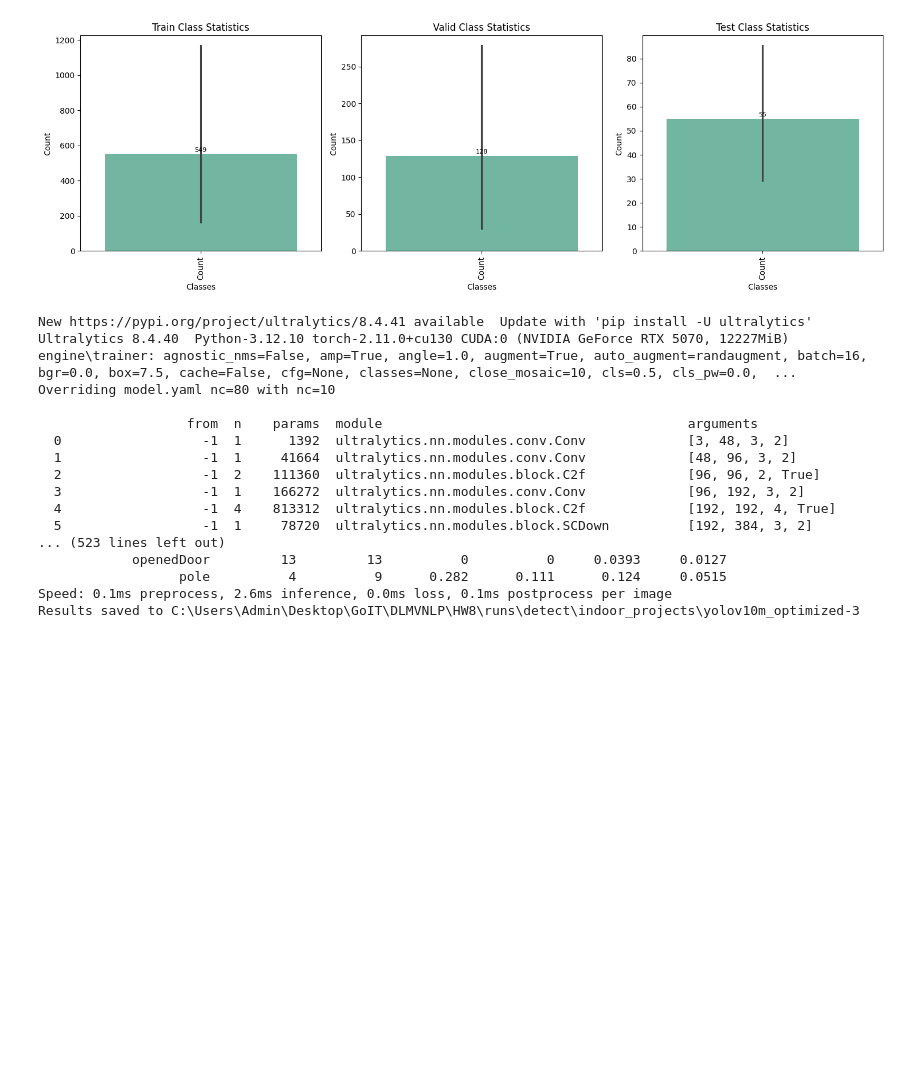
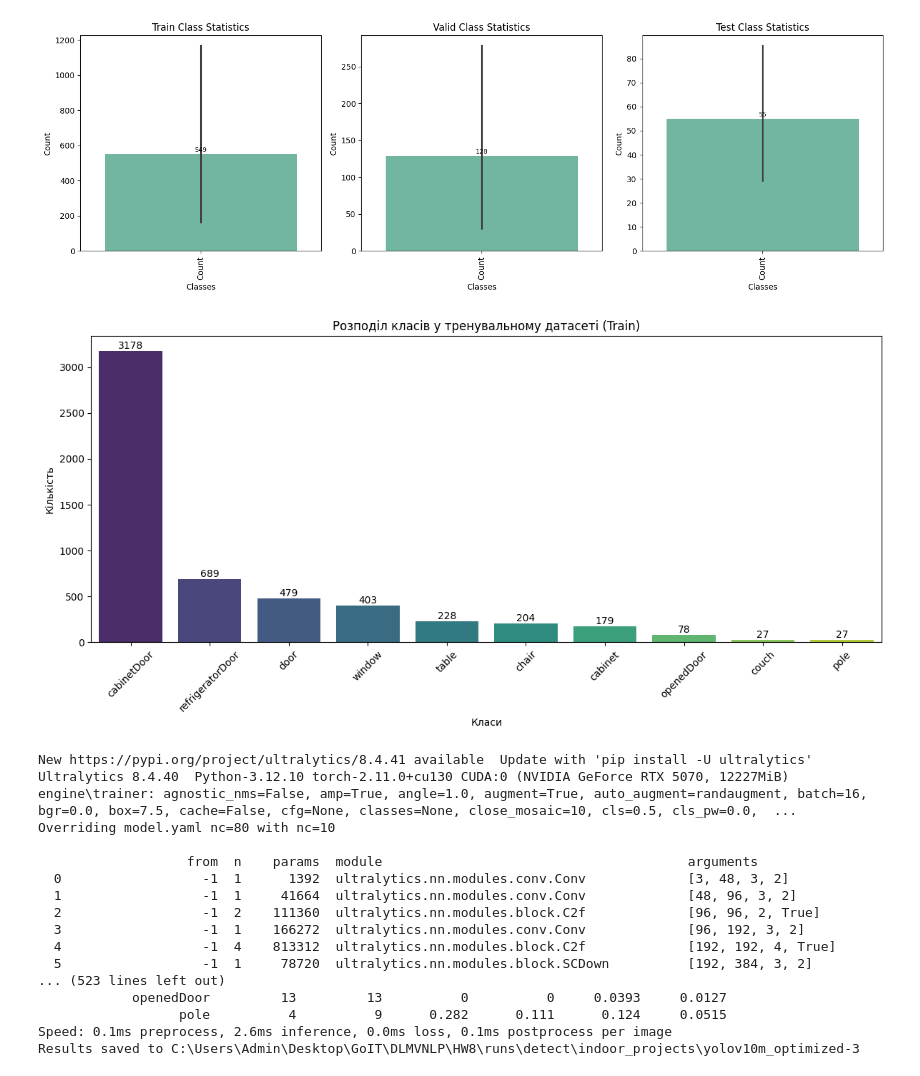
Before and after one commit to Veslo7601/DSMLHW8, a Jupyter notebook: DLMVNLPHW8.ipynb, the cells around one changed output. Drawn from its saved outputs; the diff is of its cells as text; code cells hidden in the pictures; blank space fills up the shorter version.

```diff
--- a/DLMVNLPHW8.ipynb
+++ b/DLMVNLPHW8.ipynb
@@ -218,6 +218,27 @@ plt.tight_layout()
 plt.show()
 # %% [output]
 [figure]
+# %%
+# Розподіл класів (тільки Train)
+train_stats_df = dataset_stats_df[dataset_stats_df['Mode'] == 'train'].copy()
+train_stats_df = train_stats_df.sort_values(by='Count', ascending=False)
+
+plt.figure(figsize=(12, 6))
+sns.barplot(data=train_stats_df, x='Class', y='Count', palette='viridis')
+
+plt.title('Розподіл класів у тренувальному датасеті (Train)')
+plt.xlabel('Класи')
+plt.ylabel('Кількість')
+plt.xticks(rotation=45)
+
+# Додаємо підписи значень над стовпцями
+for index, value in enumerate(train_stats_df['Count']):
+    plt.text(index, value, str(value), ha='center', va='bottom', fontsize=10)
+
+plt.tight_layout()
+plt.show()
+# %% [output]
+[figure, added]
 # %%
 def main():
     model = YOLO('yolov10m.pt')
```
